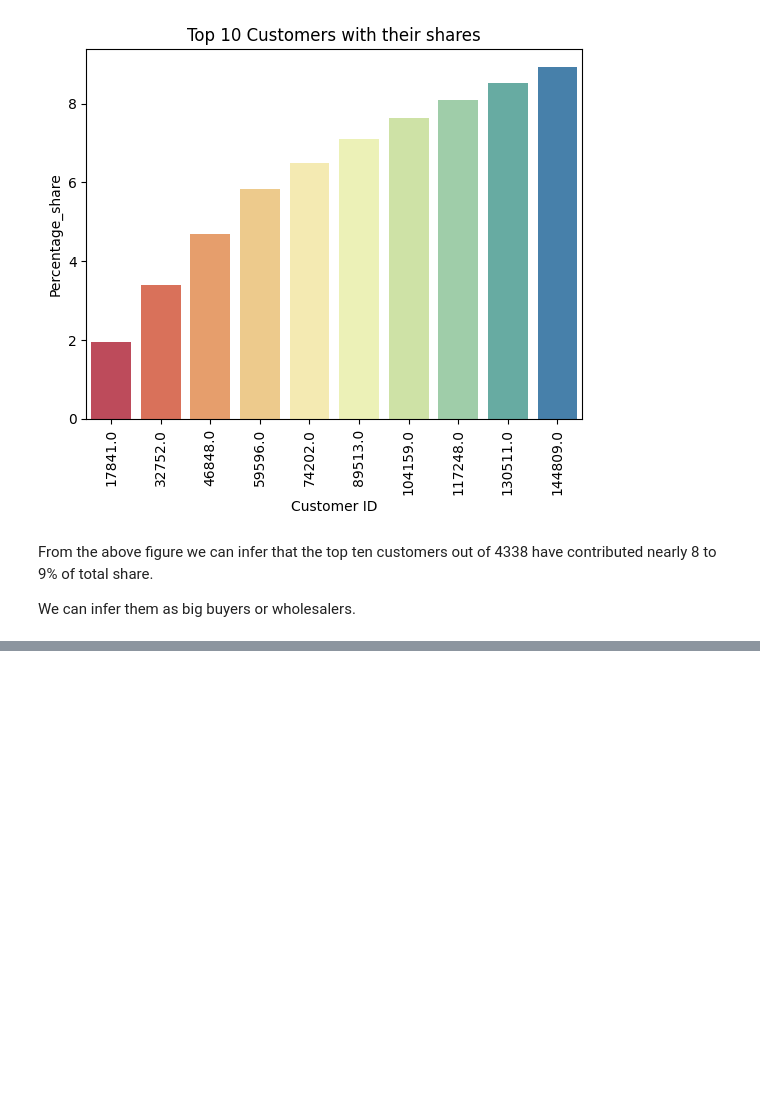
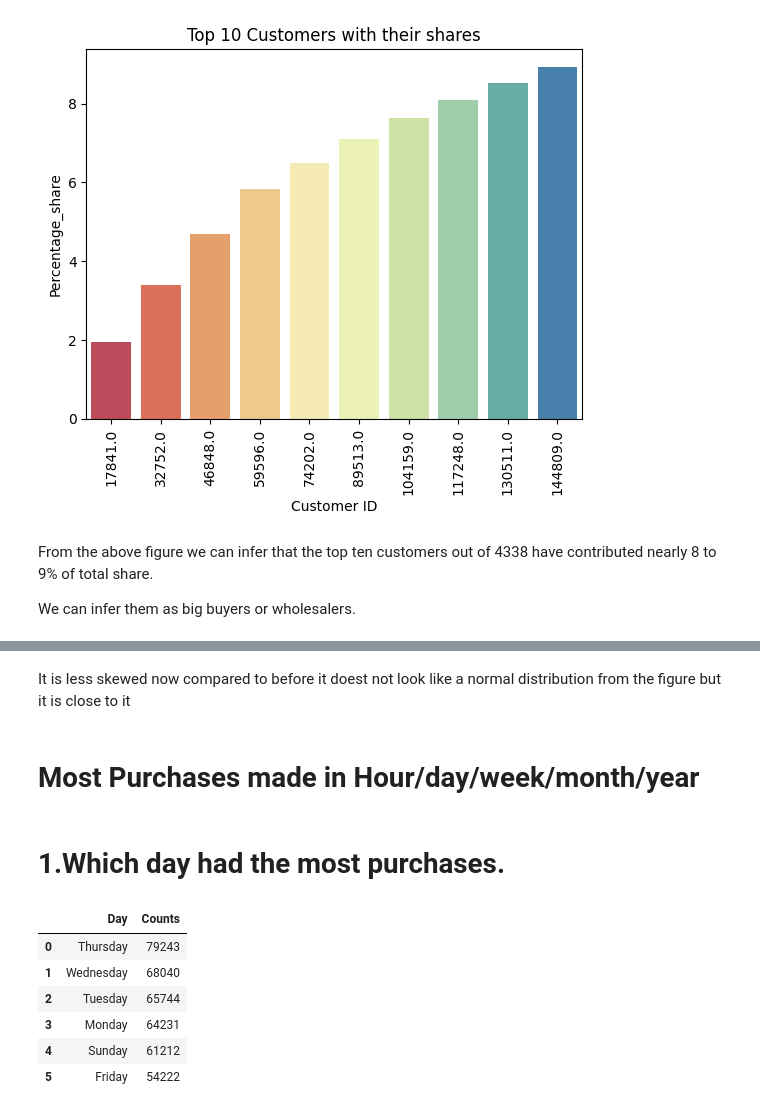
Before and after one commit to Tilak46-R/Customer-segmentation-using-unsupervised-learning, a Jupyter notebook: Customer_segmentation_using_unsupervised_learning.ipynb, the cells around one changed output, grey strips where cells are left out. Cells and saved outputs as stored; diff of their text form; code cells hidden in the pictures; blank space fills up the shorter version.

```diff
--- a/Customer_segmentation_using_unsupervised_learning.ipynb
+++ b/Customer_segmentation_using_unsupervised_learning.ipynb
@@ -520,0 +567,18 @@ for feature in num_features:
+# %% [markdown]
+It is less skewed now compared to before it doest not look like a normal distribution from the figure but it is close to it
+# %% [markdown]
+# **Most Purchases made in Hour/day/week/month/year**
+# %% [markdown]
+# **1.Which day had the most purchases.**
+# %%
+day = cust_data['day'].value_counts().reset_index()
+day.rename(columns = {'index':'Day','day':'Counts'},inplace = True)
+day
+# %% [output]
+|  | Day | Counts |
+| 0 | Thursday | 79243 |
+| 1 | Wednesday | 68040 |
+| 2 | Tuesday | 65744 |
+| 3 | Monday | 64231 |
+| 4 | Sunday | 61212 |
+| 5 | Friday | 54222 |
```
Also changed, not shown: parts of 9 cells of this notebook.
